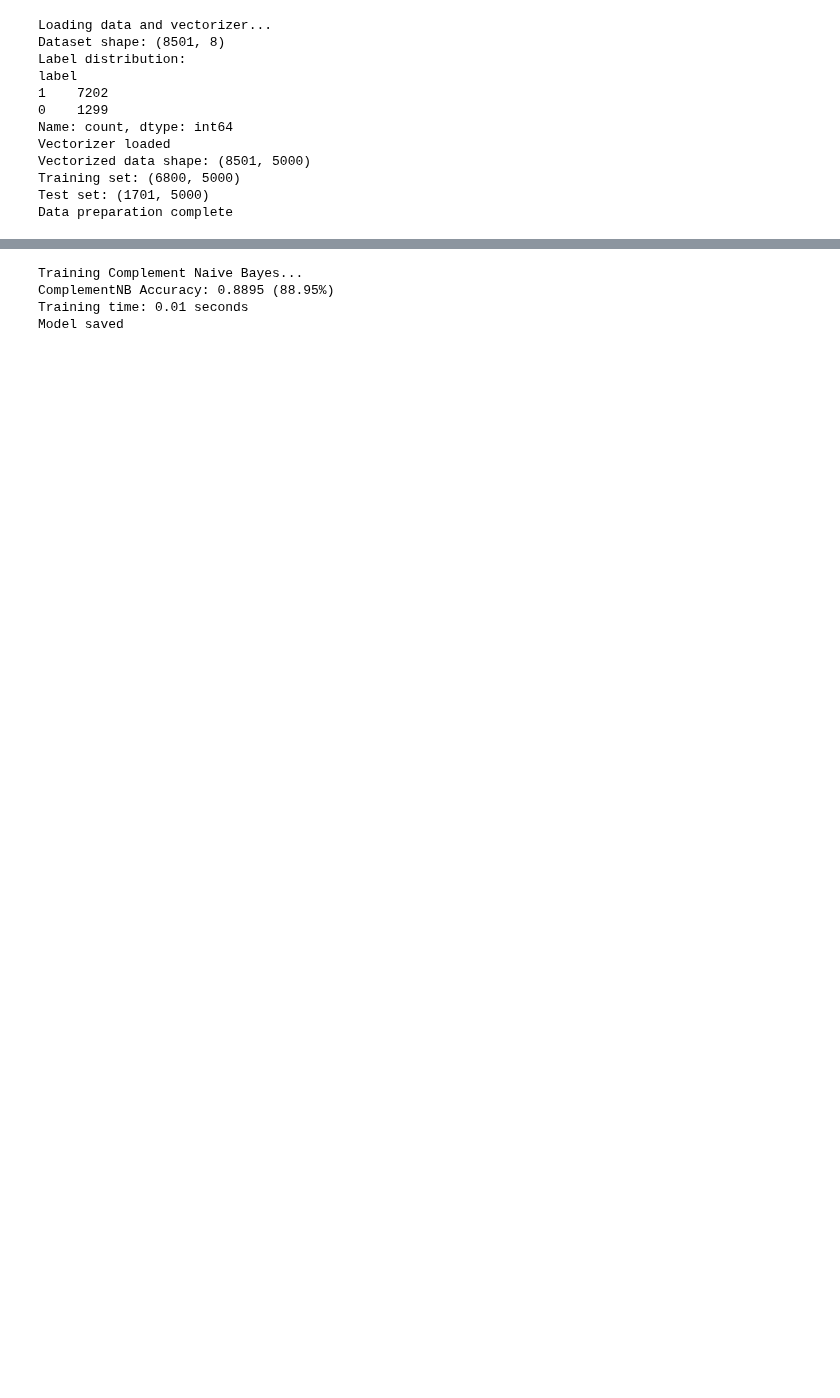
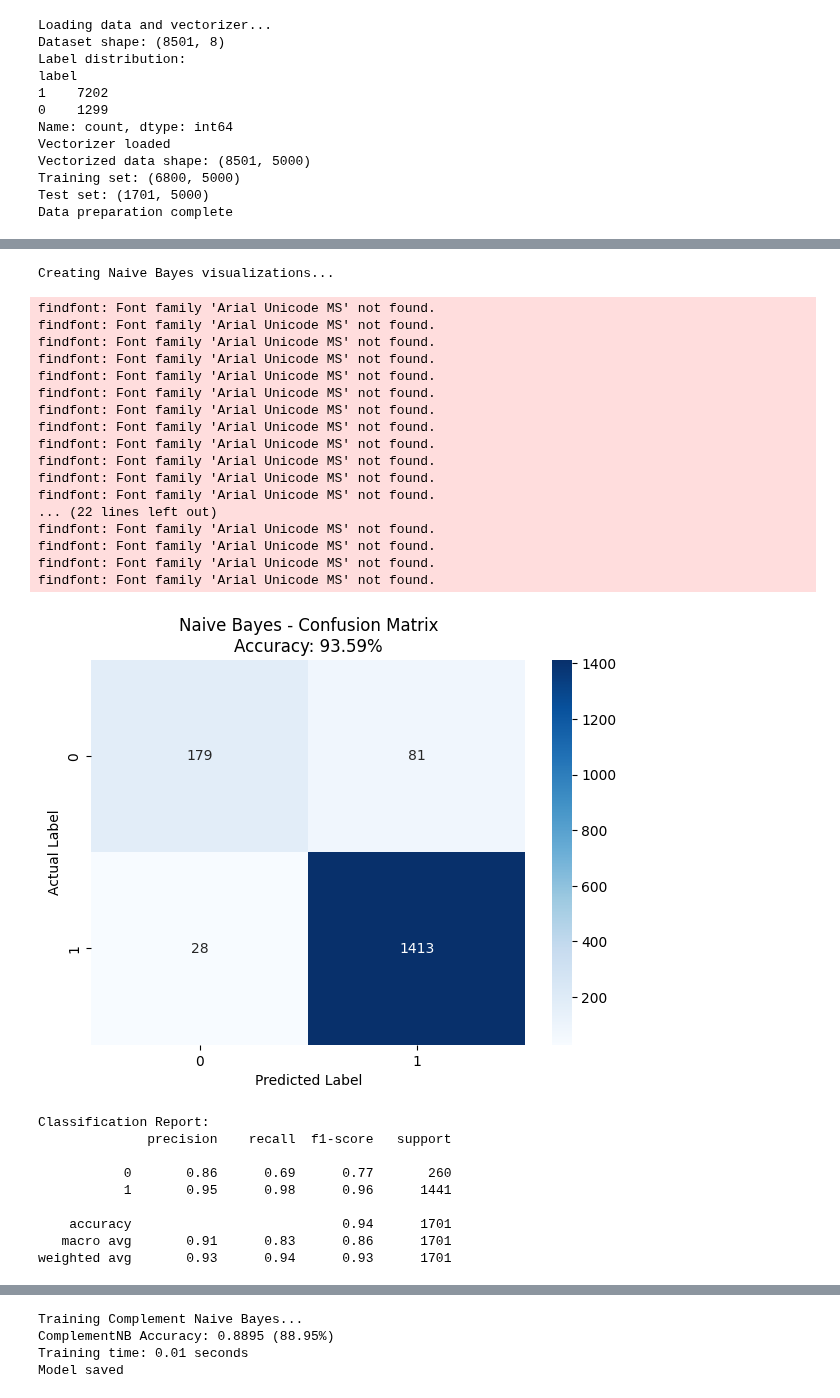
Before and after one commit to habibaalam/Bangla-Fake-News-Detection, a Jupyter notebook: notebook/Combined_Models.ipynb, the cells around one changed output, grey strips where cells are left out. Cells and saved outputs as stored; diff of their text form; code cells hidden in the pictures; blank space fills up the shorter version.

Commit message:
Added visualizations

```diff
--- a/notebook/Combined_Models.ipynb
+++ b/notebook/Combined_Models.ipynb
@@ -72 +74,18 @@ Training time: 0.03 seconds
 Model saved
+# %%
+print("Creating Naive Bayes visualizations...")
+from sklearn.metrics import confusion_matrix, classification_report
+
+# Confusion Matrix
+cm_nb = confusion_matrix(y_test, nb_pred)
+plt.figure(figsize=(7, 5))
+sns.heatmap(cm_nb, annot=True, fmt='d', cmap='Blues', cbar=True)
+plt.title(f'Naive Bayes - Confusion Matrix\nAccuracy: {nb_accuracy:.2%}')
+plt.ylabel('Actual Label')
+plt.xlabel('Predicted Label')
+plt.show()
+
+# Classification Report
+print("Classification Report:")
+print(classification_report(y_test, nb_pred))
+# %% [output]
@@ -73,3 +109,31 @@ Model saved
+Creating Naive Bayes visualizations...
+findfont: Font family 'Arial Unicode MS' not found.
+findfont: Font family 'Arial Unicode MS' not found.
+findfont: Font family 'Arial Unicode MS' not found.
+findfont: Font family 'Arial Unicode MS' not found.
+findfont: Font family 'Arial Unicode MS' not found.
+findfont: Font family 'Arial Unicode MS' not found.
+findfont: Font family 'Arial Unicode MS' not found.
+findfont: Font family 'Arial Unicode MS' not found.
+findfont: Font family 'Arial Unicode MS' not found.
+findfont: Font family 'Arial Unicode MS' not found.
+findfont: Font family 'Arial Unicode MS' not found.
+findfont: Font family 'Arial Unicode MS' not found.
+... (22 lines left out)
+findfont: Font family 'Arial Unicode MS' not found.
+findfont: Font family 'Arial Unicode MS' not found.
+findfont: Font family 'Arial Unicode MS' not found.
+findfont: Font family 'Arial Unicode MS' not found.
+[figure, added]
+Classification Report:
+              precision    recall  f1-score   support
+
+           0       0.86      0.69      0.77       260
+           1       0.95      0.98      0.96      1441
+
+    accuracy                           0.94      1701
+   macro avg       0.91      0.83      0.86      1701
+weighted avg       0.93      0.94      0.93      1701
 # %%
 # Cell 4: Random Forest
 print("Training Random Forest...")
```
Also changed, not shown: parts of 14 cells of this notebook, 3 other files.
